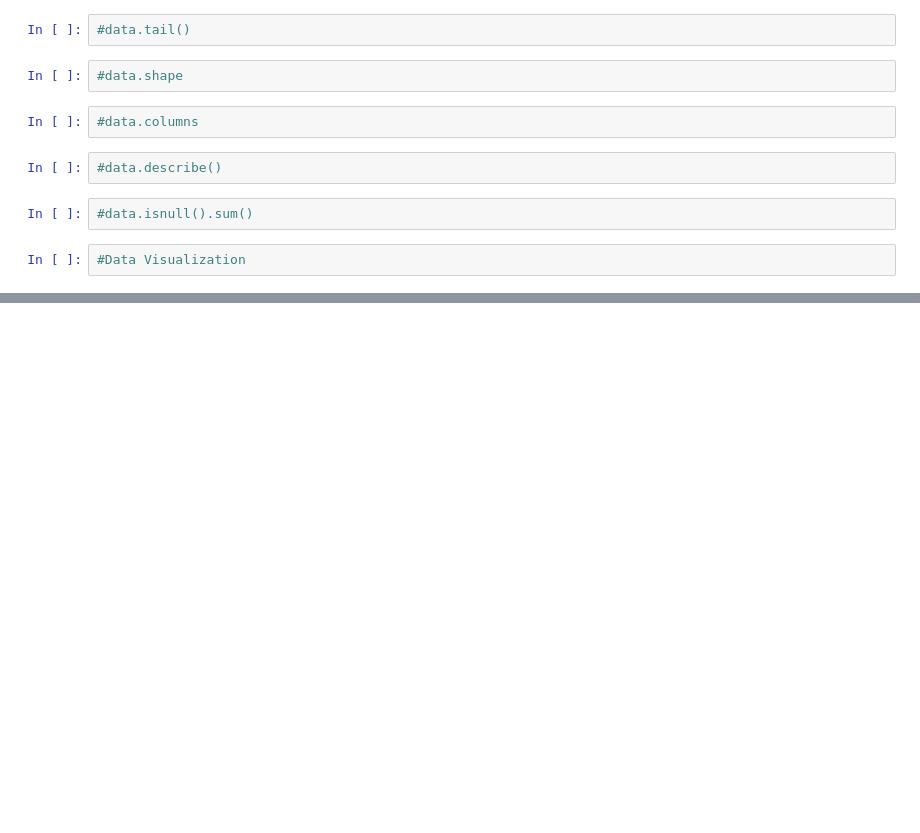
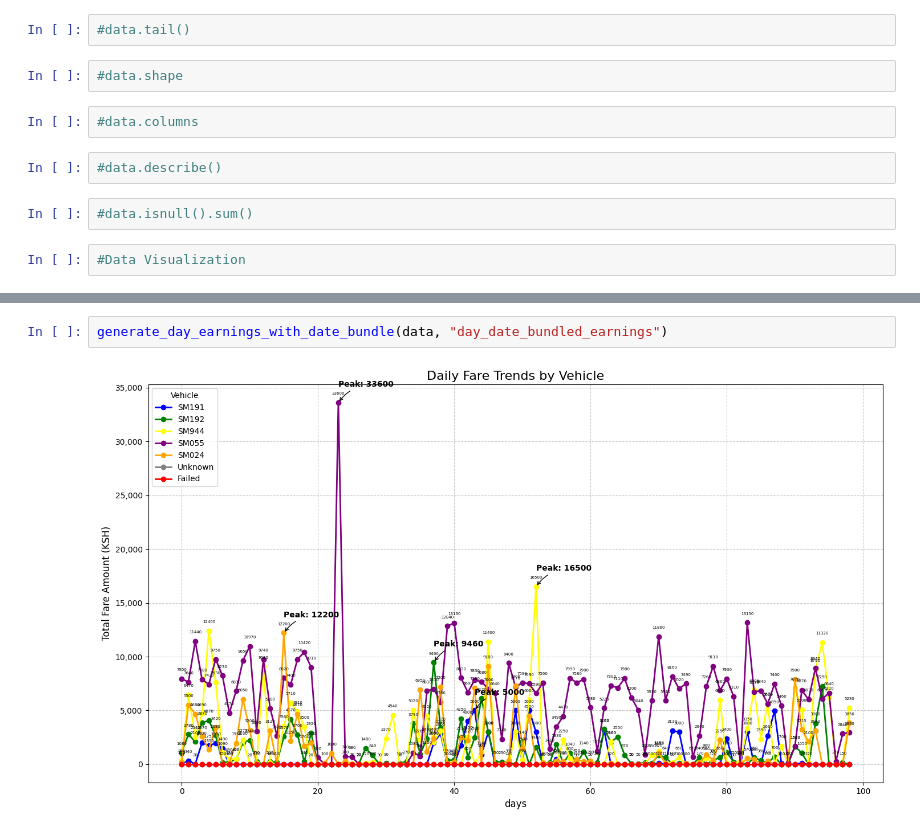
Before and after one commit to TJselevani/python-analysis, a Jupyter notebook: eda/day.ipynb, the cells around one changed output, grey strips where cells are left out. Saved outputs shown, nothing was run; the diff lists cells and outputs as text; blank space fills up the shorter version.

```diff
--- a/eda/day.ipynb
+++ b/eda/day.ipynb
@@ -106 +94,5 @@ vehicle_colors = {
+# %%
+generate_day_earnings_with_date_bundle(data, "day_date_bundled_earnings")
+# %% [output]
+[figure, added]
 # %%
```
Also changed, not shown: parts of 20 cells of this notebook, 30 other files.
